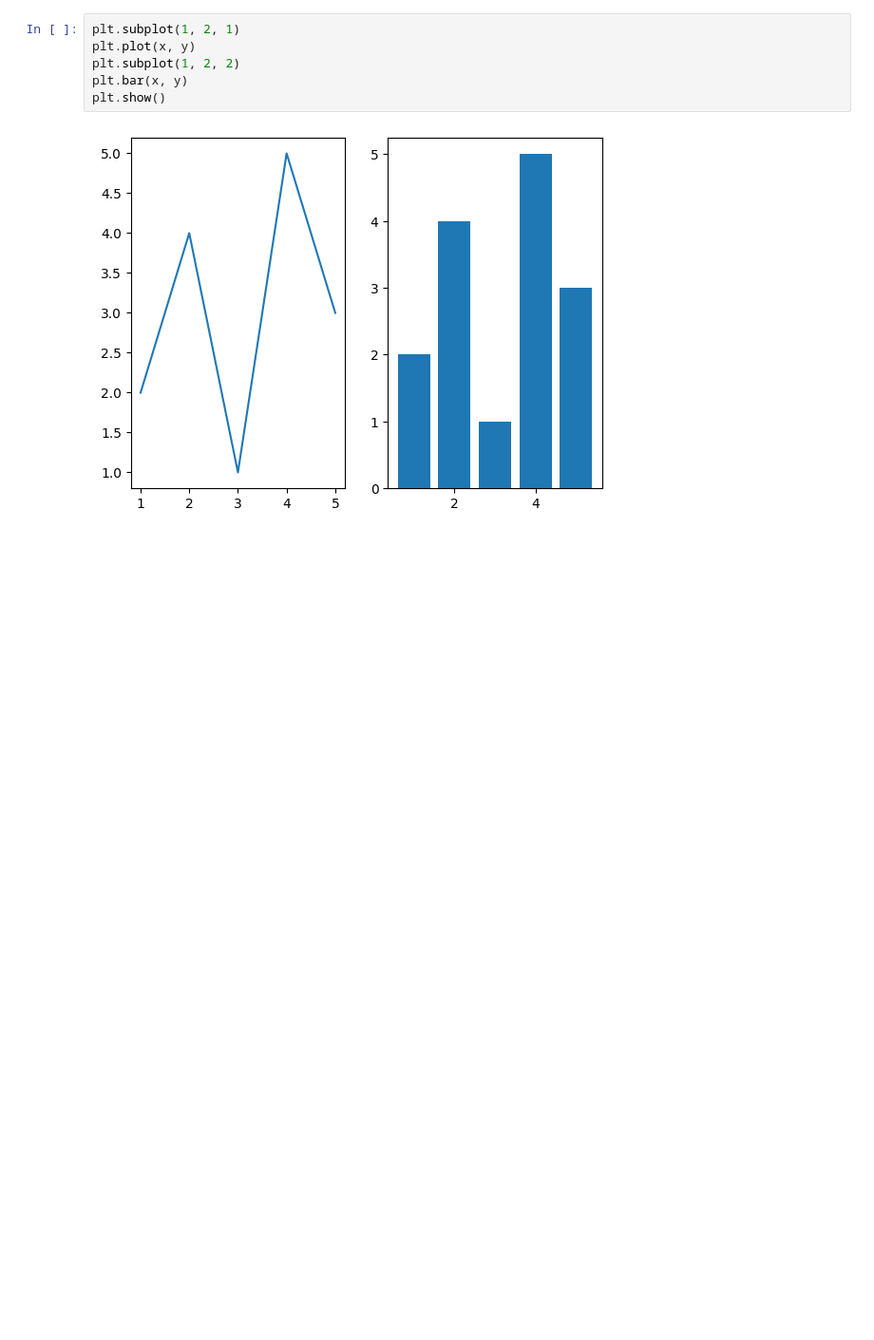
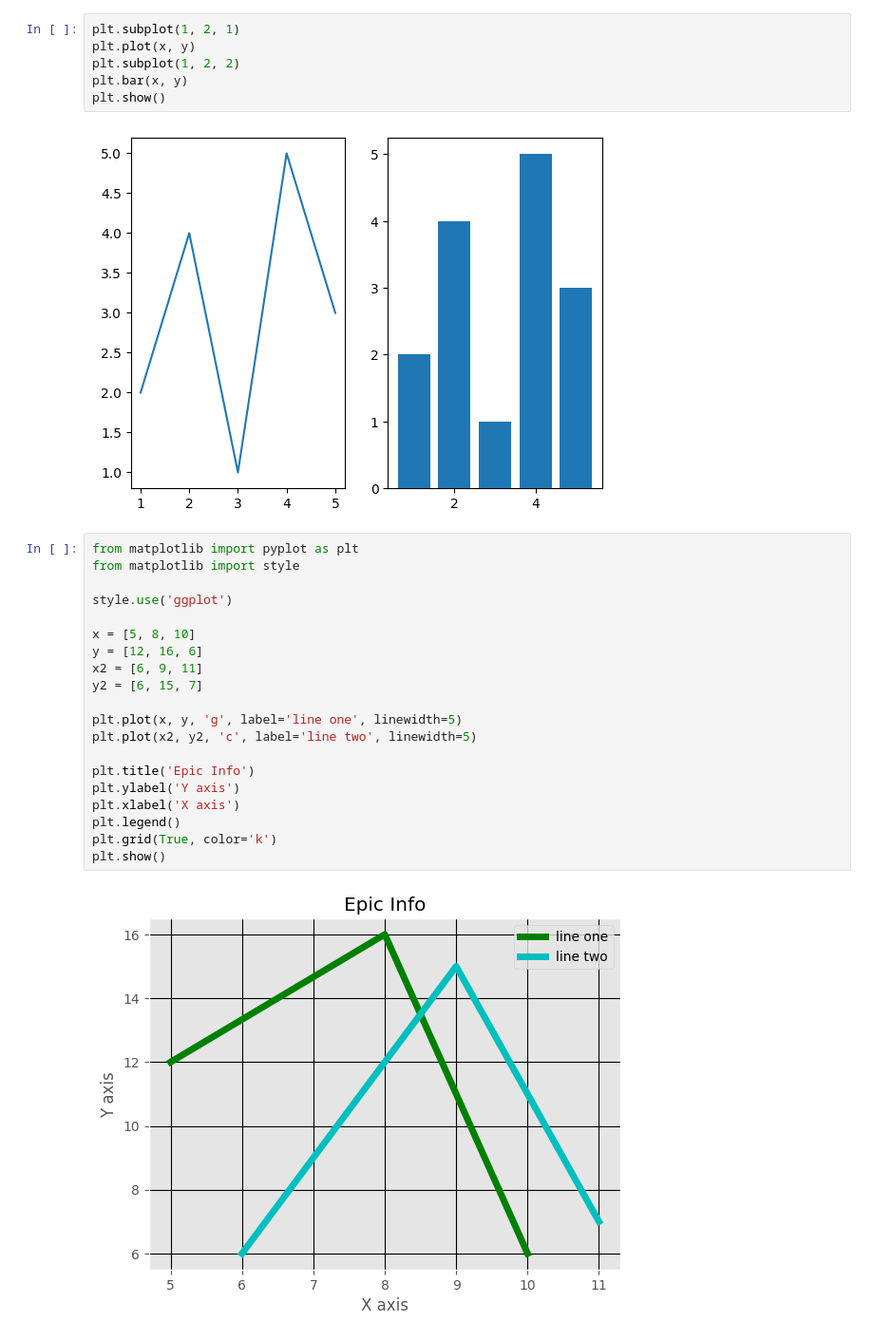
Before and after one commit to Kavithma-Thushal/Machine-Learning-Room-GDSE66, a Jupyter notebook: Day 5/Jupyter/main.ipynb, the cells around one changed output. Shown at 95% size. Saved outputs shown, nothing was run; the diff lists cells and outputs as text; blank space fills up the shorter version.

Commit message:
All Plots Added

```diff
--- a/Day 5/Jupyter/main.ipynb
+++ b/Day 5/Jupyter/main.ipynb
@@ -29,3 +29,25 @@ plt.bar(x, y)
 plt.show()
 # %% [output]
 [figure]
+# %%
+from matplotlib import pyplot as plt
+from matplotlib import style
+
+style.use('ggplot')
+
+x = [5, 8, 10]
+y = [12, 16, 6]
+x2 = [6, 9, 11]
+y2 = [6, 15, 7]
+
+plt.plot(x, y, 'g', label='line one', linewidth=5)
+plt.plot(x2, y2, 'c', label='line two', linewidth=5)
+
+plt.title('Epic Info')
+plt.ylabel('Y axis')
+plt.xlabel('X axis')
+plt.legend()
+plt.grid(True, color='k')
+plt.show()
+# %% [output]
+[figure, added]
```
Also changed, not shown: parts of 9 cells of this notebook.
